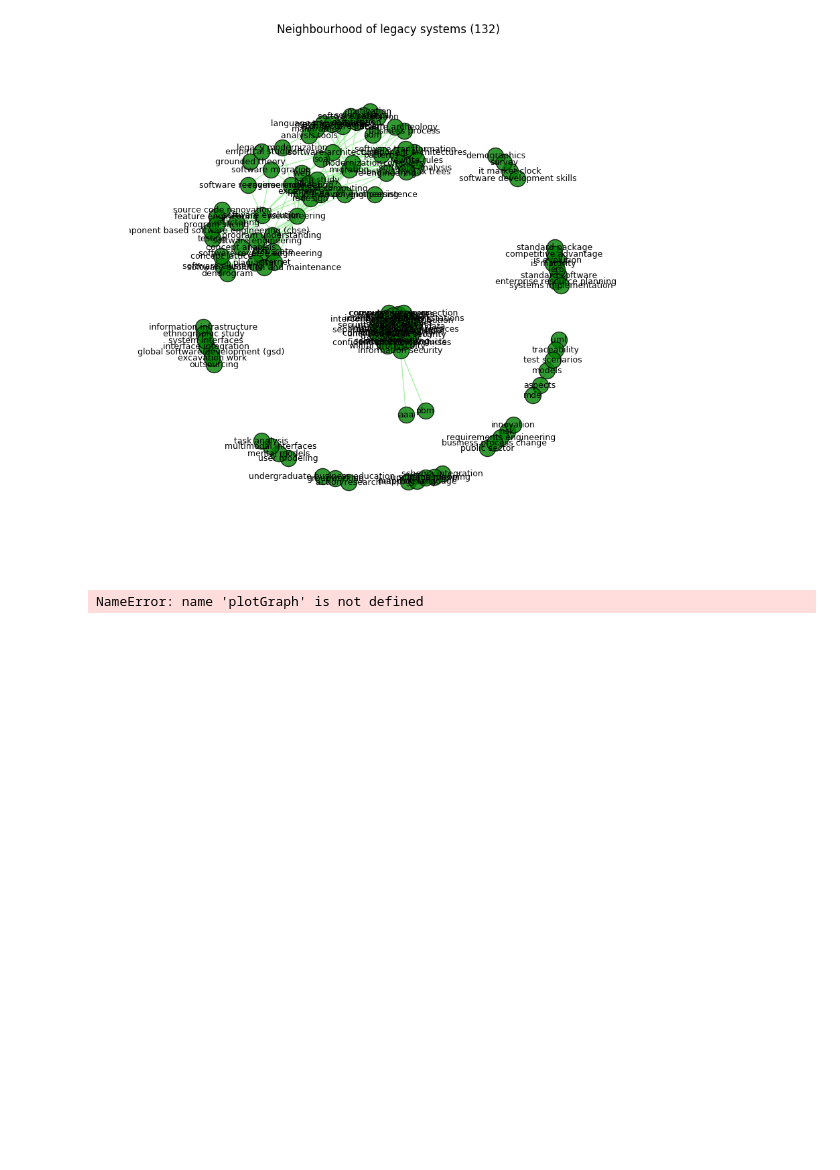
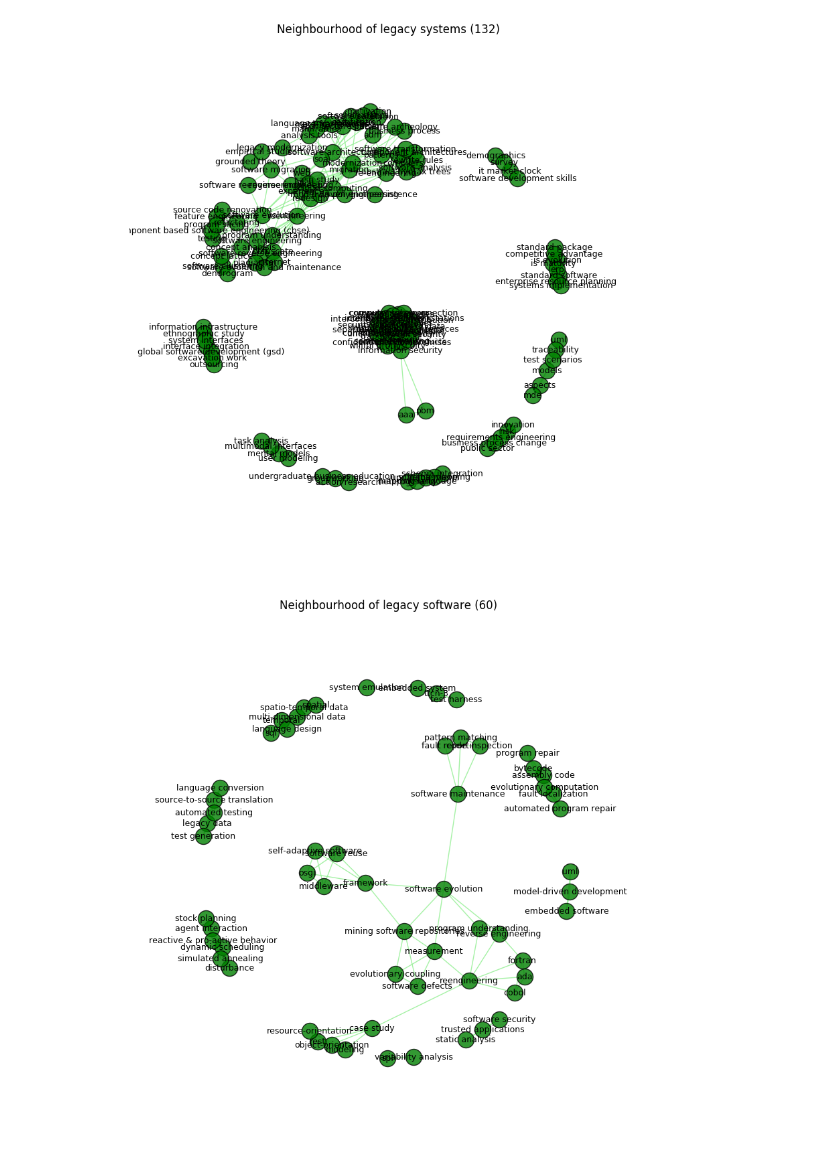
Before and after one commit to xmacex/legacySoftwareACMDLexploration, a Jupyter notebook: ACM DL bibliometry of legacy.ipynb, the cells around one changed output. Drawn from its saved outputs; the diff is of its cells as text; code cells hidden in the pictures; blank space fills up the shorter version.

Commit message:
Fix another network plotting call by old function name

```diff
--- a/ACM DL bibliometry of legacy.ipynb
+++ b/ACM DL bibliometry of legacy.ipynb
@@ -487,6 +487,6 @@ plotNeighborhood(keywordg, "legacy systems")
 # %% [output]
 [figure]
 # %%
-plotGraph(keywordg, "legacy software")
+plotNeighborhood(keywordg, "legacy software")
 # %% [output]
-NameError: name 'plotGraph' is not defined
+[figure, added]
```
